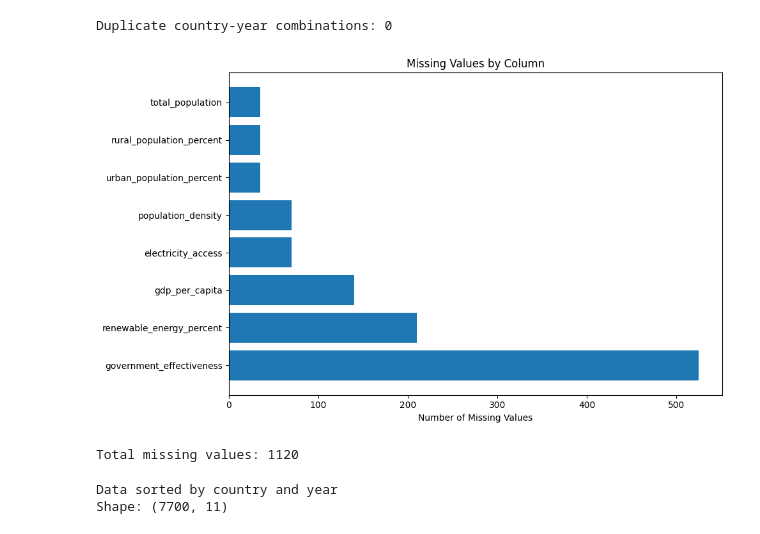
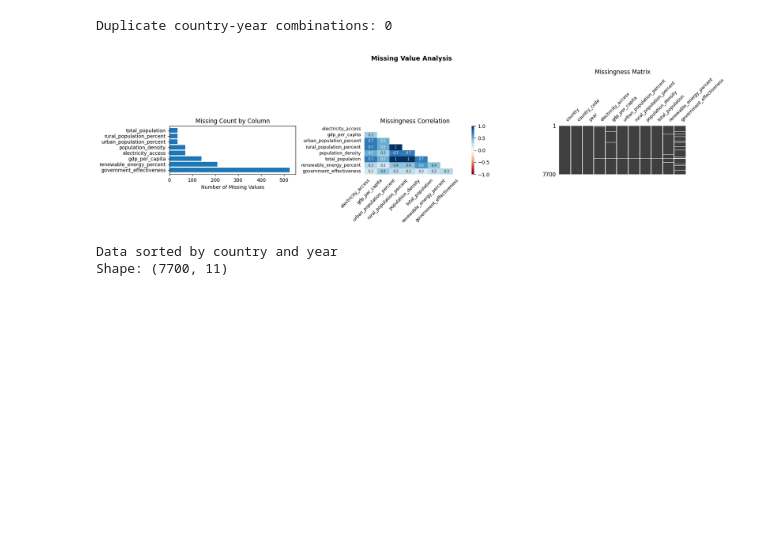
Before and after one commit to npydipati/CAP5771_npydipati, a Jupyter notebook: data_wrangling.ipynb, the cells around one changed output. Cells and saved outputs as stored; diff of their text form; code cells hidden in the pictures; blank space fills up the shorter version.

Commit message:
Add data wrangling pipeline, modeling setup, and update dependencies

```diff
--- a/data_wrangling.ipynb
+++ b/data_wrangling.ipynb
@@ -438,21 +436,28 @@ if duplicates > 0:
 # %% [output]
 Duplicate country-year combinations: 0
 # %%
-# Visualize missing data patterns
-plt.figure(figsize=(10, 6))
+fig, axes = plt.subplots(1, 3, figsize=(18, 5))
+fig.suptitle("Missing Value Analysis", fontsize=13, fontweight='bold')
+
+# 1. Bar chart
 missing_data = df.isnull().sum()
 missing_data = missing_data[missing_data > 0].sort_values(ascending=False)
+axes[0].barh(missing_data.index, missing_data.values)
+axes[0].set_xlabel('Number of Missing Values')
+axes[0].set_title('Missing Count by Column')
 
-plt.barh(missing_data.index, missing_data.values)
-plt.xlabel('Number of Missing Values')
-plt.title('Missing Values by Column')
+# 2. Heatmap
+msno.heatmap(df, ax=axes[1], fontsize=9)
+axes[1].set_title("Missingness Correlation")
+
+# 3. Matrix
+msno.matrix(df, ax=axes[2], fontsize=9)
+axes[2].set_title("Missingness Matrix")
+
 plt.tight_layout()
 plt.show()
-
-print(f"\nTotal missing values: {df.isnull().sum().sum()}")
 # %% [output]
-[figure, old version]
+[figure, new version]
-Total missing values: 1120
 # %%
 # Create a copy for cleaning
 df_clean = df.copy()
```
Also changed, not shown: parts of 17 cells of this notebook, 5 other files.
